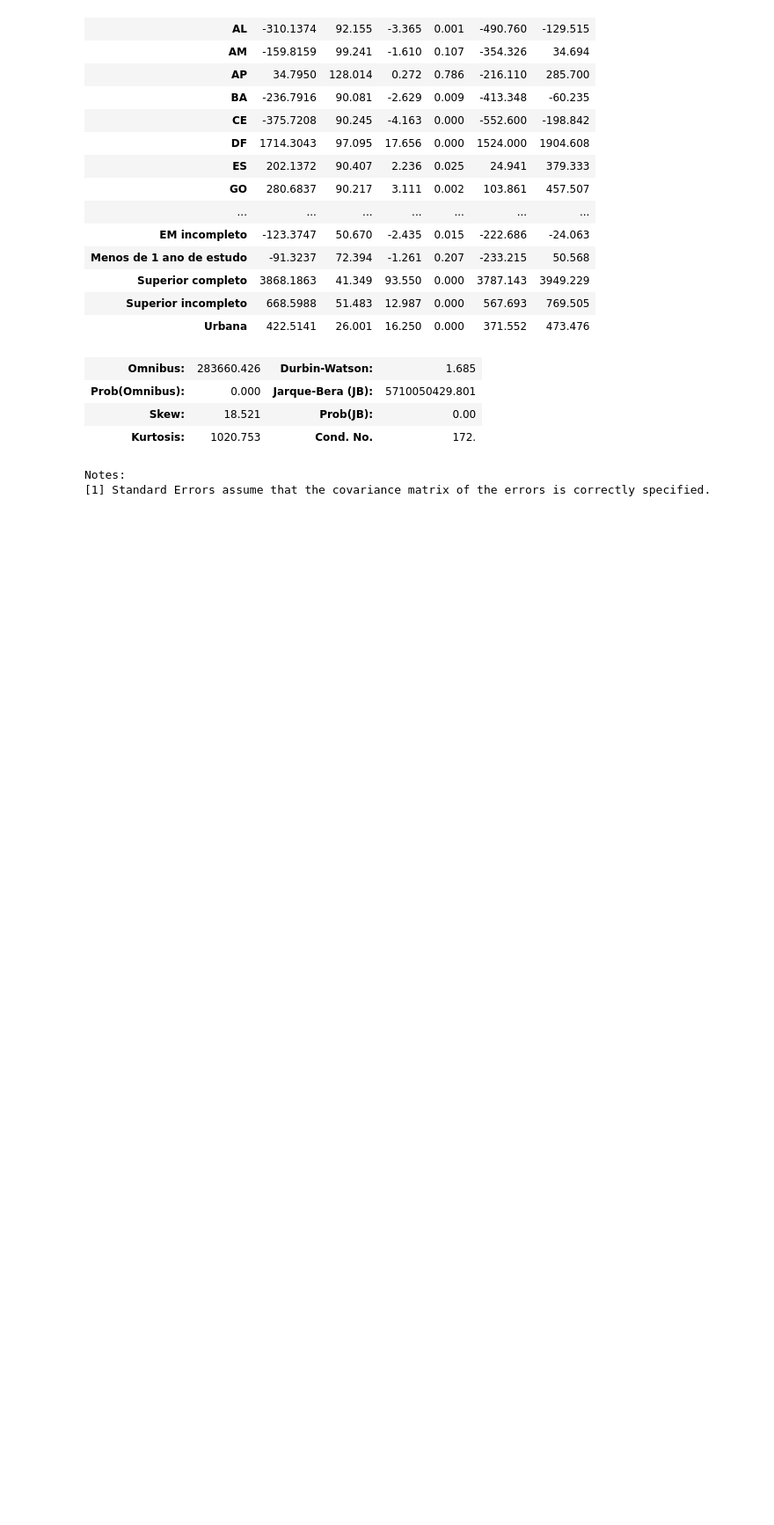
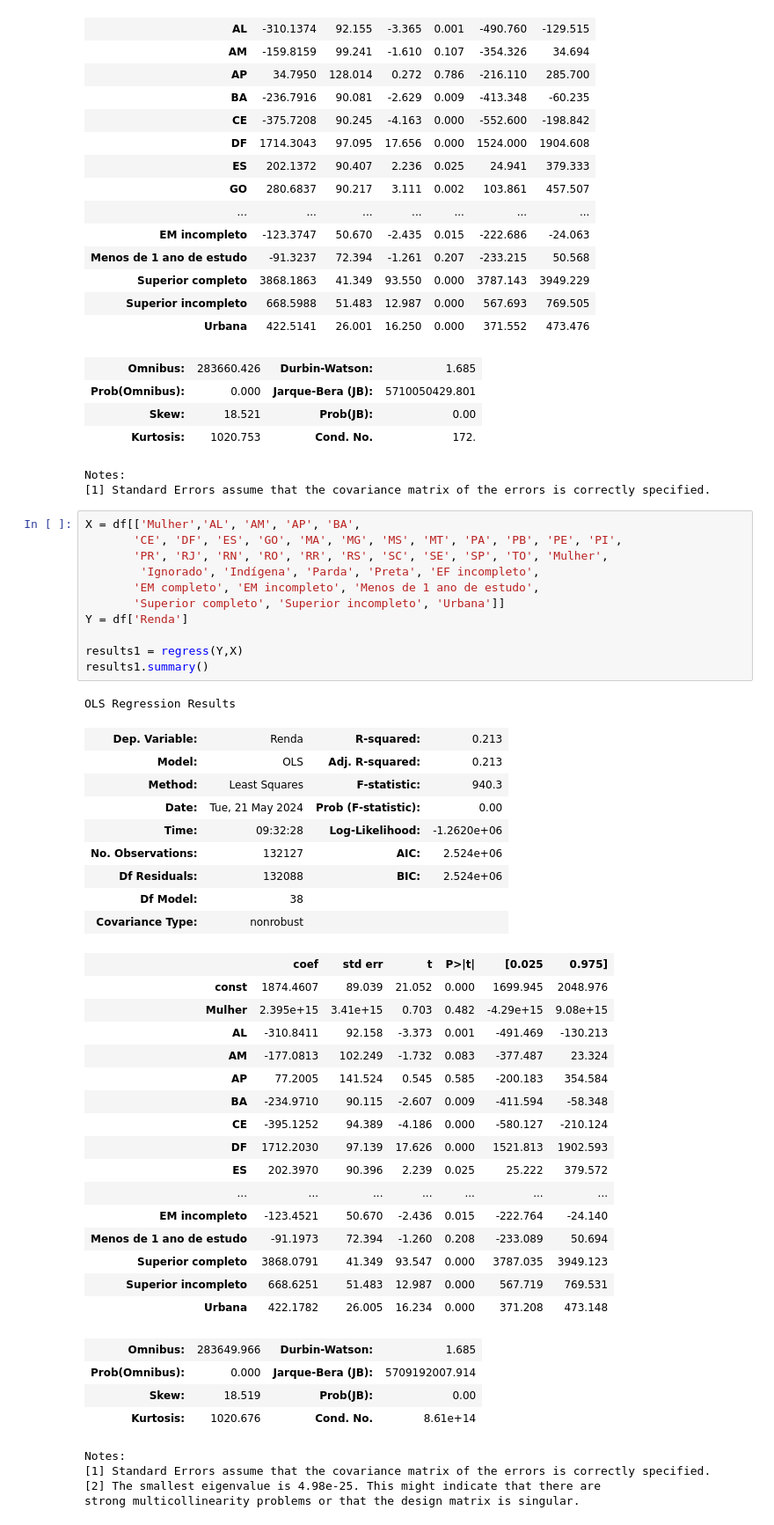
Before and after one commit to guilhermenakama/C_DADOS_PROJETO3, a Jupyter notebook: Database.ipynb, the cells around one changed output. Shown: that part at 88% size. Cells and saved outputs as stored; diff of their text form; blank space fills up the shorter version.

```diff
--- a/Database.ipynb
+++ b/Database.ipynb
@@ -445,3 +445,49 @@ OLS Regression Results
 | Kurtosis: | 1020.753 | Cond. No. | 172. |
 Notes:
 [1] Standard Errors assume that the covariance matrix of the errors is correctly specified.
+# %%
+X = df[['Mulher','AL', 'AM', 'AP', 'BA',
+       'CE', 'DF', 'ES', 'GO', 'MA', 'MG', 'MS', 'MT', 'PA', 'PB', 'PE', 'PI',
+       'PR', 'RJ', 'RN', 'RO', 'RR', 'RS', 'SC', 'SE', 'SP', 'TO', 'Mulher',
+        'Ignorado', 'Indígena', 'Parda', 'Preta', 'EF incompleto',
+       'EM completo', 'EM incompleto', 'Menos de 1 ano de estudo',
+       'Superior completo', 'Superior incompleto', 'Urbana']]
+Y = df['Renda']
+
+results1 = regress(Y,X)
+results1.summary()
+# %% [output]
+OLS Regression Results
+| Dep. Variable: | Renda | R-squared: | 0.213 |
+| Model: | OLS | Adj. R-squared: | 0.213 |
+| Method: | Least Squares | F-statistic: | 940.3 |
+| Date: | Tue, 21 May 2024 | Prob (F-statistic): | 0.00 |
+| Time: | 09:32:28 | Log-Likelihood: | -1.2620e+06 |
+| No. Observations: | 132127 | AIC: | 2.524e+06 |
+| Df Residuals: | 132088 | BIC: | 2.524e+06 |
+| Df Model: | 38 |  |  |
+| Covariance Type: | nonrobust |  |  |
+|  | coef | std err | t | P>|t| | [0.025 | 0.975] |
+| const | 1874.4607 | 89.039 | 21.052 | 0.000 | 1699.945 | 2048.976 |
+| Mulher | 2.395e+15 | 3.41e+15 | 0.703 | 0.482 | -4.29e+15 | 9.08e+15 |
+| AL | -310.8411 | 92.158 | -3.373 | 0.001 | -491.469 | -130.213 |
+| AM | -177.0813 | 102.249 | -1.732 | 0.083 | -377.487 | 23.324 |
+| AP | 77.2005 | 141.524 | 0.545 | 0.585 | -200.183 | 354.584 |
+| BA | -234.9710 | 90.115 | -2.607 | 0.009 | -411.594 | -58.348 |
+| CE | -395.1252 | 94.389 | -4.186 | 0.000 | -580.127 | -210.124 |
+| DF | 1712.2030 | 97.139 | 17.626 | 0.000 | 1521.813 | 1902.593 |
+| ES | 202.3970 | 90.396 | 2.239 | 0.025 | 25.222 | 379.572 |
+| ... | ... | ... | ... | ... | ... | ... |
+| EM incompleto | -123.4521 | 50.670 | -2.436 | 0.015 | -222.764 | -24.140 |
+| Menos de 1 ano de estudo | -91.1973 | 72.394 | -1.260 | 0.208 | -233.089 | 50.694 |
+| Superior completo | 3868.0791 | 41.349 | 93.547 | 0.000 | 3787.035 | 3949.123 |
+| Superior incompleto | 668.6251 | 51.483 | 12.987 | 0.000 | 567.719 | 769.531 |
+| Urbana | 422.1782 | 26.005 | 16.234 | 0.000 | 371.208 | 473.148 |
+| Omnibus: | 283649.966 | Durbin-Watson: | 1.685 |
+| Prob(Omnibus): | 0.000 | Jarque-Bera (JB): | 5709192007.914 |
+| Skew: | 18.519 | Prob(JB): | 0.00 |
+| Kurtosis: | 1020.676 | Cond. No. | 8.61e+14 |
+Notes:
+[1] Standard Errors assume that the covariance matrix of the errors is correctly specified.
+[2] The smallest eigenvalue is 4.98e-25. This might indicate that there are
+strong multicollinearity problems or that the design matrix is singular.
```
Also changed, not shown: parts of 8 cells of this notebook.
